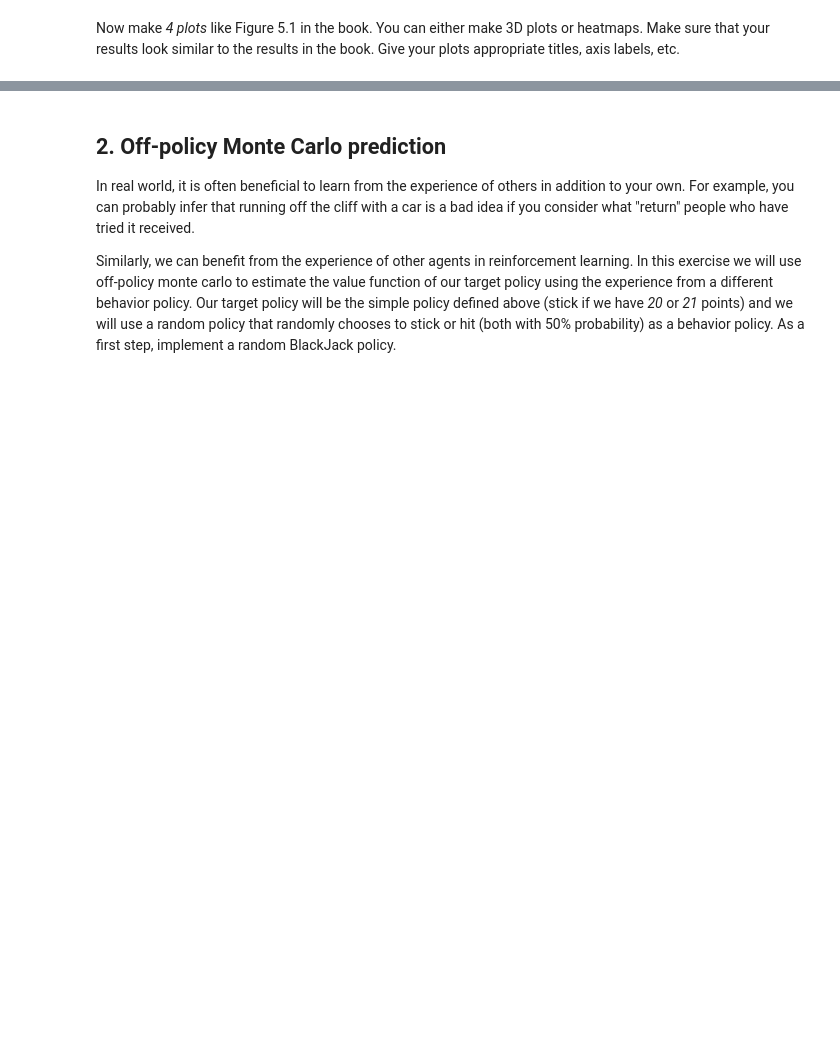
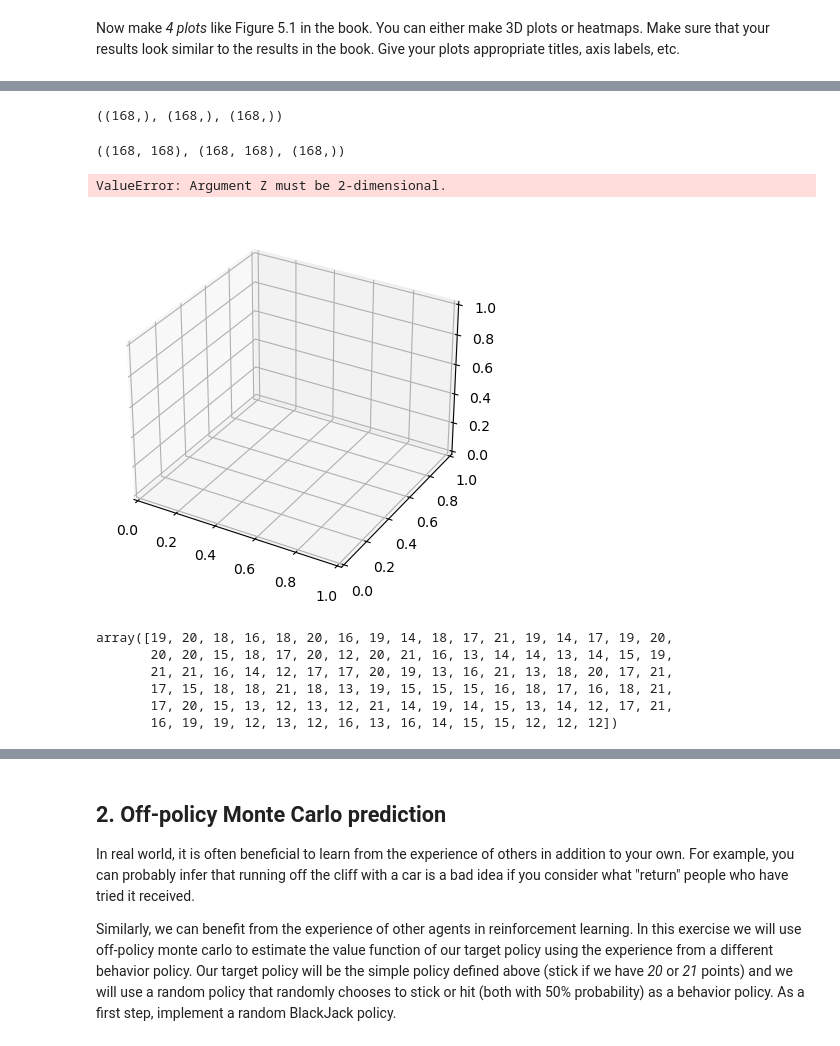
Before and after one commit to elidub/RL, a Jupyter notebook: hw2/MC_lab.ipynb, the cells around one changed output, grey strips where cells are left out. Saved outputs shown, nothing was run; the diff lists cells and outputs as text; code cells hidden in the pictures; blank space fills up the shorter version.

Commit message:
first version of plotting of part 1

```diff
--- a/hw2/MC_lab.ipynb
+++ b/hw2/MC_lab.ipynb
@@ -275,0 +310,41 @@ V_500k = mc_prediction(env, SimpleBlackjackPolicy(), num_episodes=500000)
+# %%
+dealer.shape, player.shape, v.shape
+# %% [output]
+((168,), (168,), (168,))
+# %%
+X.shape, Y.shape, Z.shape
+# %% [output]
+((168, 168), (168, 168), (168,))
+# %%
+import matplotlib.pyplot as plt
+from matplotlib import cm
+from matplotlib.ticker import LinearLocator
+import numpy as np
+
+fig, ax = plt.subplots(subplot_kw={"projection": "3d"})
+
+# Make data.
+X = dealer
+Y = player
+X, Y = np.meshgrid(X, Y)
+# R = np.sqrt(X**2 + Y**2)
+# Z = np.sin(R)
+Z = v
+
+# Plot the surface.
+surf = ax.plot_surface(X, Y, Z, cmap=cm.coolwarm,
+                       linewidth=0, antialiased=False)
+
+# Customize the z axis.
+ax.set_zlim(-1.01, 1.01)
+ax.zaxis.set_major_locator(LinearLocator(10))
+# A StrMethodFormatter is used automatically
+ax.zaxis.set_major_formatter('{x:.02f}')
+
+# Add a color bar which maps values to colors.
+fig.colorbar(surf, shrink=0.5, aspect=5)
+
+plt.show()
+# %% [output]
+ValueError: Argument Z must be 2-dimensional.
+[figure, added]
@@ -275,0 +357,9 @@ V_500k = mc_prediction(env, SimpleBlackjackPolicy(), num_episodes=500000)
+# %%
+player[usable_ace == 0]
+# %% [output]
+array([19, 20, 18, 16, 18, 20, 16, 19, 14, 18, 17, 21, 19, 14, 17, 19, 20,
+       20, 20, 15, 18, 17, 20, 12, 20, 21, 16, 13, 14, 14, 13, 14, 15, 19,
+       21, 21, 16, 14, 12, 17, 17, 20, 19, 13, 16, 21, 13, 18, 20, 17, 21,
+       17, 15, 18, 18, 21, 18, 13, 19, 15, 15, 15, 16, 18, 17, 16, 18, 21,
+       17, 20, 15, 13, 12, 13, 12, 21, 14, 19, 14, 15, 13, 14, 12, 17, 21,
+       16, 19, 19, 12, 13, 12, 16, 13, 16, 14, 15, 15, 12, 12, 12])
```
Also changed, not shown: parts of 16 cells of this notebook, 1 other file.
